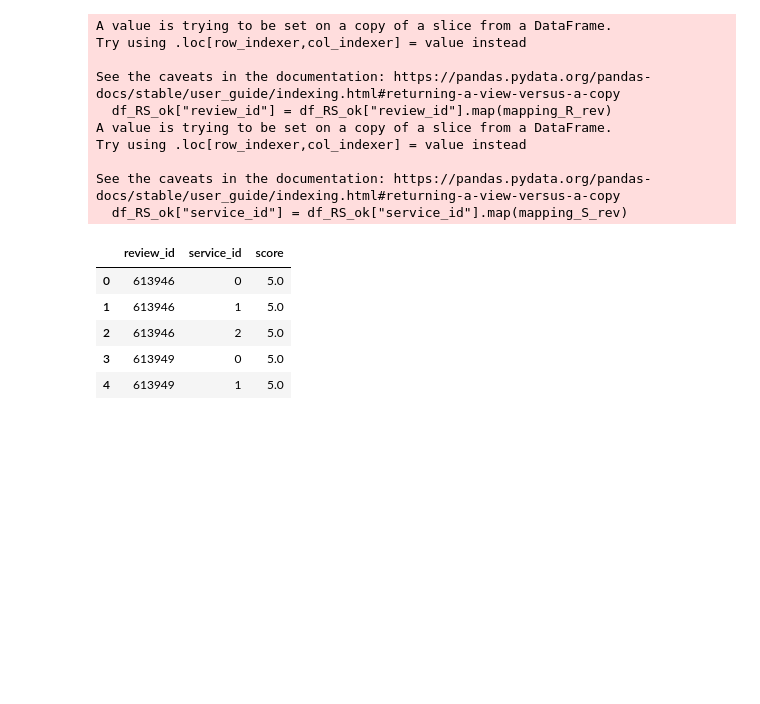
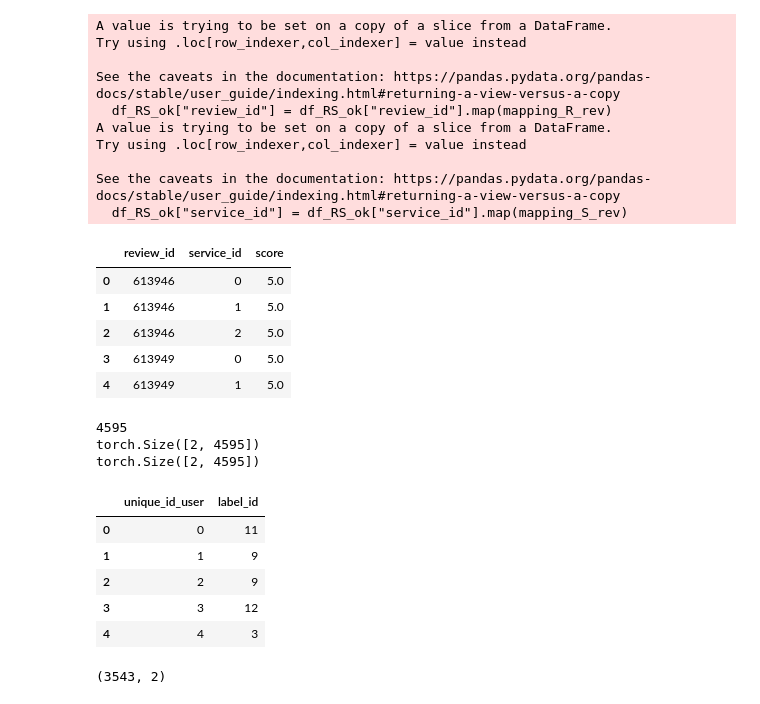
Before and after one commit to lilymart/Dooway_GNN, a Jupyter notebook: src/data_preprocessing/subset_construction.ipynb, the cells around one changed output. Saved outputs shown, nothing was run; the diff lists cells and outputs as text; code cells hidden in the pictures; blank space fills up the shorter version.

```diff
--- a/src/data_preprocessing/subset_construction.ipynb
+++ b/src/data_preprocessing/subset_construction.ipynb
@@ -487,3 +487,21 @@ mapping = {
 }
 
 save_to_pickle(mapping, os.path.join(base_dir, "subset", "mapping.pkl"))
+# %%
+#TODO meglio: subset poi-image
+import torch
+
+num = torch.load(os.path.join(subset_dir, "features", "tensors", "image.pt")).shape[0]
+print(num)
+PI = torch.load(os.path.join(subset_dir, "edgelists", "tensors", "poi_has_main_image_image.pt"))
+PI_sub = PI[:, :num]
+print(PI_sub.shape)
+torch.save(PI_sub, os.path.join(subset_dir, "edgelists", "tensors", "poi_has_main_image_image.pt"))
+IP = torch.load(os.path.join(subset_dir, "edgelists", "tensors", "image_is_main_image_of_poi.pt"))
+IP_sub = IP[:, :num]
+print(IP_sub.shape)
+torch.save(IP_sub, os.path.join(subset_dir, "edgelists", "tensors", "image_is_main_image_of_poi.pt"))
+# %% [output]
+4595
+torch.Size([2, 4595])
+torch.Size([2, 4595])
@@ -489,0 +552,14 @@ save_to_pickle(mapping, os.path.join(base_dir, "subset", "mapping.pkl"))
+# %%
+test = pd.read_parquet(os.path.join(subset_dir, "user_labels.parquet"))
+test.head()
+# %% [output]
+|  | unique_id_user | label_id |
+| 0 | 0 | 11 |
+| 1 | 1 | 9 |
+| 2 | 2 | 9 |
+| 3 | 3 | 12 |
+| 4 | 4 | 3 |
+# %%
+test.shape
+# %% [output]
+(3543, 2)
```
Also changed, not shown: parts of 2 cells of this notebook, 14 other files.
